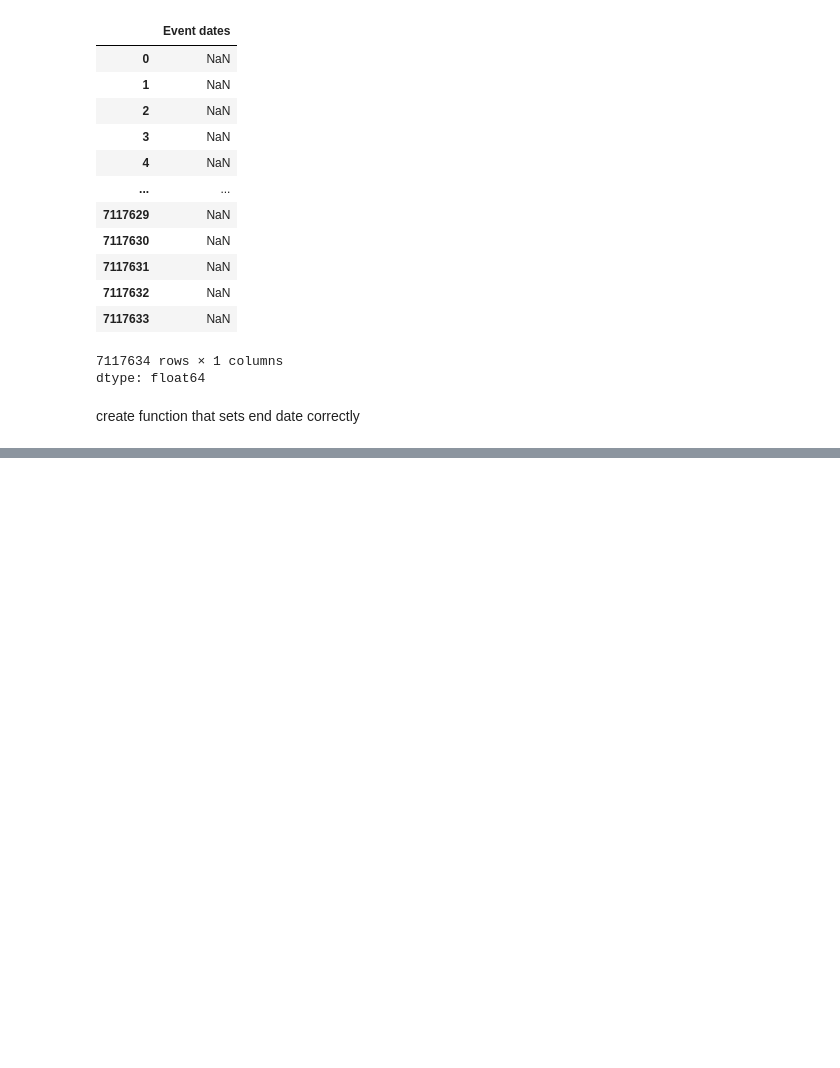
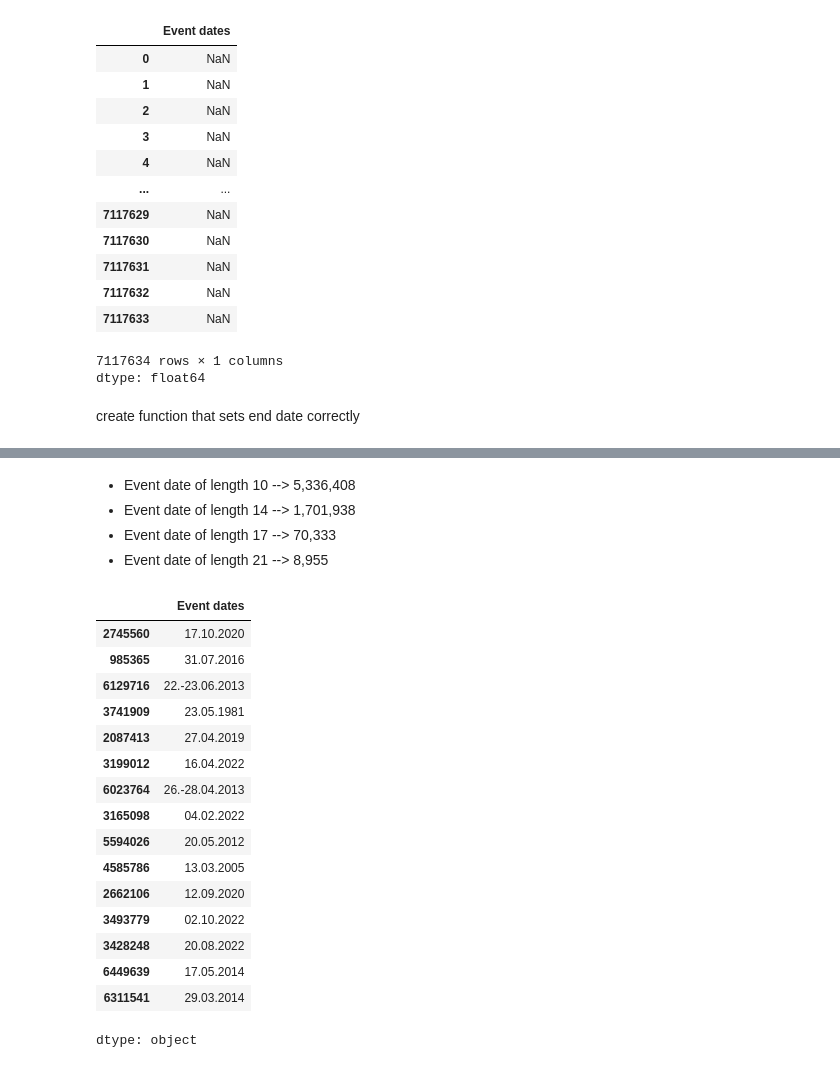
Before and after one commit to kendall-lucas25/women_endurance, a Jupyter notebook: DTSC_220_Final.ipynb, the cells around one changed output, grey strips where cells are left out. Cells and saved outputs as stored; diff of their text form; code cells hidden in the pictures; blank space fills up the shorter version.

```diff
--- a/DTSC_220_Final.ipynb
+++ b/DTSC_220_Final.ipynb
@@ -334,0 +285,25 @@ df1['year_added'] = df1['date_added'].str.split(',').str[1].astype(int)
+# %% [markdown]
+- Event date of length 10 --> 5,336,408
+- Event date of length 14 --> 1,701,938
+- Event date of length 17 --> 70,333
+- Event date of length 21 --> 8,955
+# %%
+df['Event dates'].sample(n = 15)
+# %% [output]
+|  | Event dates |
+| 2745560 | 17.10.2020 |
+| 985365 | 31.07.2016 |
+| 6129716 | 22.-23.06.2013 |
+| 3741909 | 23.05.1981 |
+| 2087413 | 27.04.2019 |
+| 3199012 | 16.04.2022 |
+| 6023764 | 26.-28.04.2013 |
+| 3165098 | 04.02.2022 |
+| 5594026 | 20.05.2012 |
+| 4585786 | 13.03.2005 |
+| 2662106 | 12.09.2020 |
+| 3493779 | 02.10.2022 |
+| 3428248 | 20.08.2022 |
+| 6449639 | 17.05.2014 |
+| 6311541 | 29.03.2014 |
+dtype: object
```
Also changed, not shown: parts of 16 cells of this notebook.
